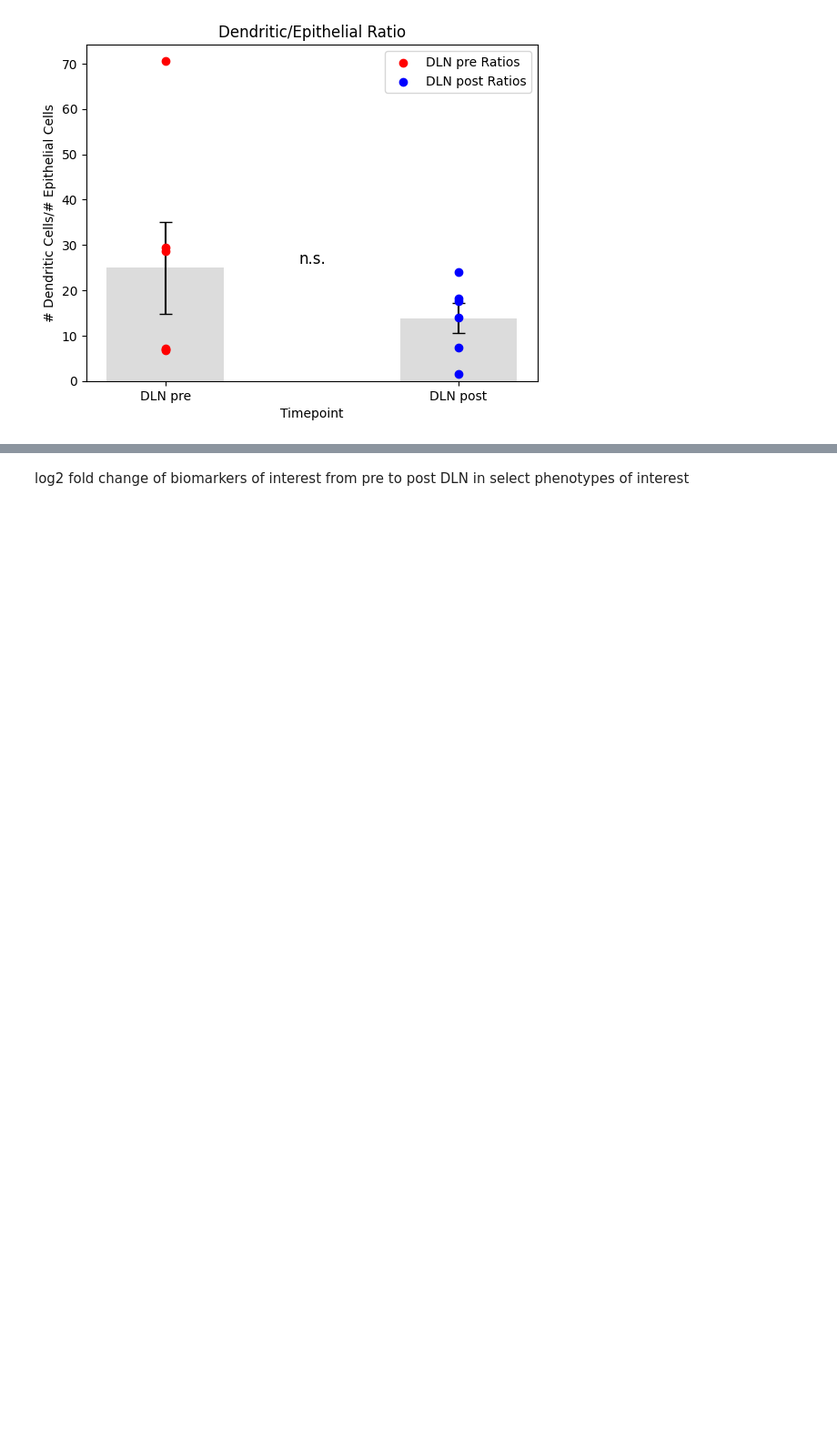
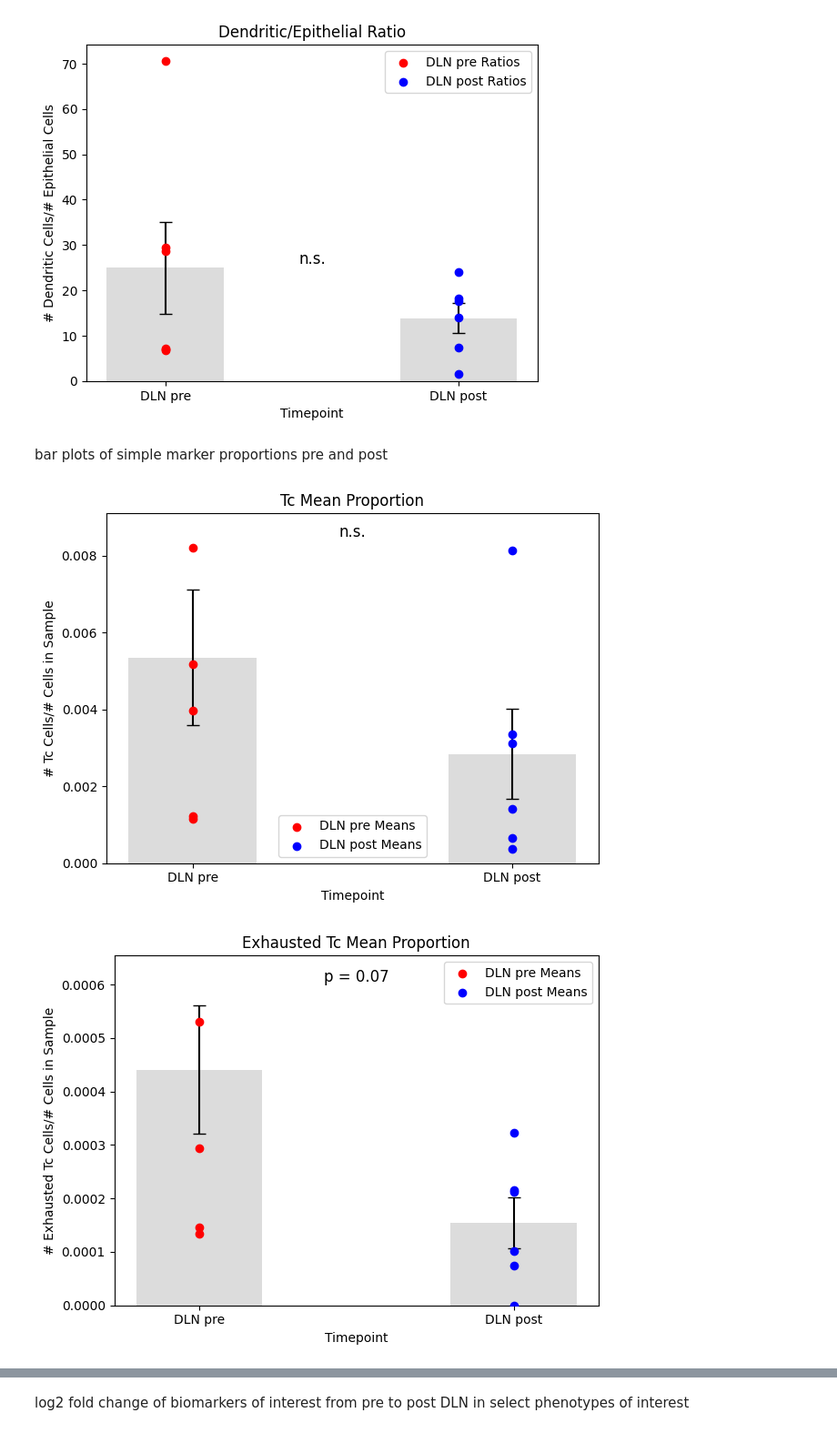
Before and after one commit to Pathomics-ai/Nguyenlab_multiplex, a Jupyter notebook: analysis/2b_prelim_figplots.ipynb, the cells around one changed output, grey strips where cells are left out. Shown at 91% size. Saved outputs shown, nothing was run; the diff lists cells and outputs as text; code cells hidden in the pictures; blank space fills up the shorter version.

```diff
--- a/analysis/2b_prelim_figplots.ipynb
+++ b/analysis/2b_prelim_figplots.ipynb
@@ -411,3 +411,77 @@ for pair in phen_ratios_toplot:
 [figure]
 [figure]
 [figure]
+# %% [markdown]
+bar plots of simple marker proportions pre and post
+# %%
+def calculate_proportions(df, phenotype):
+    timepoint_dict = {}
+    for timepoint, group in df.groupby('Timepoint'):
+        sample_means = []
+        for _, sample_group in group.groupby('Parent'):
+            phen_count = (sample_group['Phenotype'] == phenotype).sum()
+            denom = len(sample_group)
+            mean = phen_count / denom if denom > 0 else 0
+            sample_means.append(mean)
+
+        bar_height = np.mean(sample_means) if sample_means else 0
+        std_error = np.std(sample_means, ddof=1) / np.sqrt(len(sample_means)) if sample_means else 0
+        timepoint_dict[timepoint] = (bar_height, std_error, sample_means)
+
+    return timepoint_dict
+
+def plot_proportions(timepoint_dict, phenotype):
+    timepoints = ['DLN pre', 'DLN post']
+    colours = {'DLN pre': 'red', 'DLN post': 'blue'}
+
+    fig, ax = plt.subplots()
+
+    bar_heights = [timepoint_dict[tp][0] for tp in timepoints]
+    std_errors = [timepoint_dict[tp][1] for tp in timepoints]
+    sample_means_list = [timepoint_dict[tp][2] for tp in timepoints]
+
+    bars = ax.bar(timepoints, bar_heights, yerr=std_errors, color='gainsboro', width=0.4, capsize=5)
+
+    for i, (timepoint, sample_means) in enumerate(zip(timepoints, sample_means_list)):
+        ax.scatter([timepoint] * len(sample_means), sample_means, color=colours[timepoint], label=f'{timepoint} Means', zorder=5)
+
+    #
+    upper_limits = [bar_heights[i] + std_errors[i] for i in range(len(timepoints))]
+    max_upper_limit = max(upper_limits) if upper_limits else 0
+    y_margin = max(sample_means) * 0.20
+    # y_margin = 0.10 * max_upper_limit  # 10% of the highest upper limit
+    annotation_offset = 0.05 * max_upper_limit
+
+    for i in range(len(timepoints)):
+        for j in range(i + 1, len(timepoints)):
+            tp1, tp2 = timepoints[i], timepoints[j]
+            bar1, err1 = bar_heights[i], std_errors[i]
+            bar2, err2 = bar_heights[j], std_errors[j]
+
+            if (bar1 - err1 <= bar2 + err2) and (bar1 + err1 >= bar2 - err2):
+                y_text = max_upper_limit + y_margin - annotation_offset
+                ax.text((i + j) / 2, y_text, 'n.s.', ha='center', va='bottom', fontsize=12)
+            else:
+                _, p_value = ttest_ind(timepoint_dict[tp1][2], timepoint_dict[tp2][2], equal_var=False)
+                if p_value < 0.1:
+                    y_text = max_upper_limit + y_margin - annotation_offset
+                    ax.text((i + j) / 2, y_text, f'p = {p_value:.2f}', ha='center', va='bottom', fontsize=12)
+
+
+    ax.set_ylim(0, max_upper_limit + y_margin + annotation_offset)
+
+    ax.set_xlabel('Timepoint')
+    ax.set_ylabel(f'# {phenotype} Cells/# Cells in Sample')
+    ax.set_title(f'{phenotype} Mean Proportion')
+    ax.legend()
+    plt.tight_layout()
+    plt.show()
+
+
+phenotypes_toplot = ['Tc', 'Exhausted Tc', 'Epithelial', 'Myeloid', 'Dendritic']
+for phenotype in phenotypes_toplot:
+    timepoint_dict = calculate_proportions(df, phenotype)
+    plot_proportions(timepoint_dict, phenotype)
+# %% [output]
+[figure, added]
+[figure, added]
```
Also changed, not shown: parts of 5 cells of this notebook.
